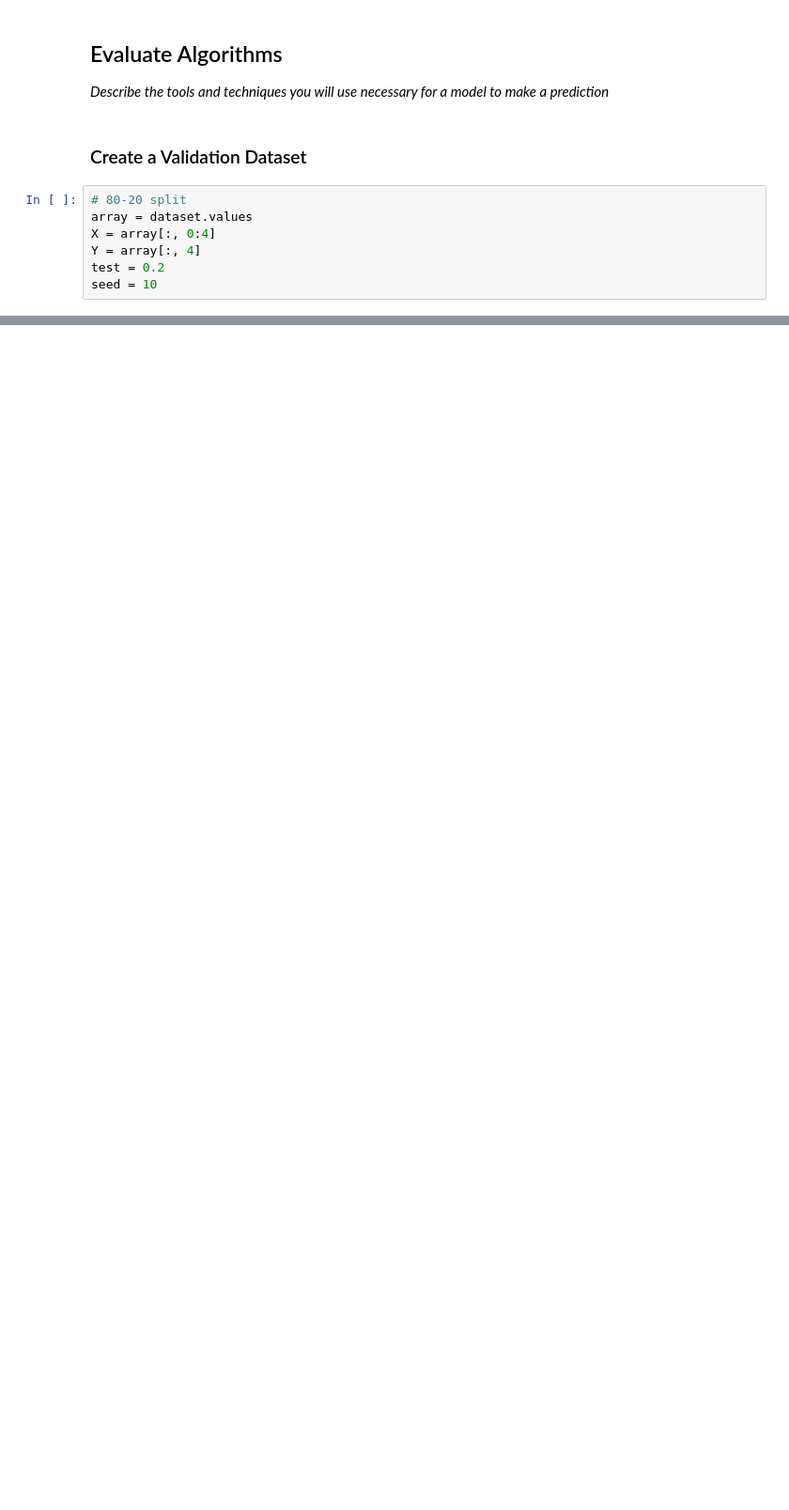
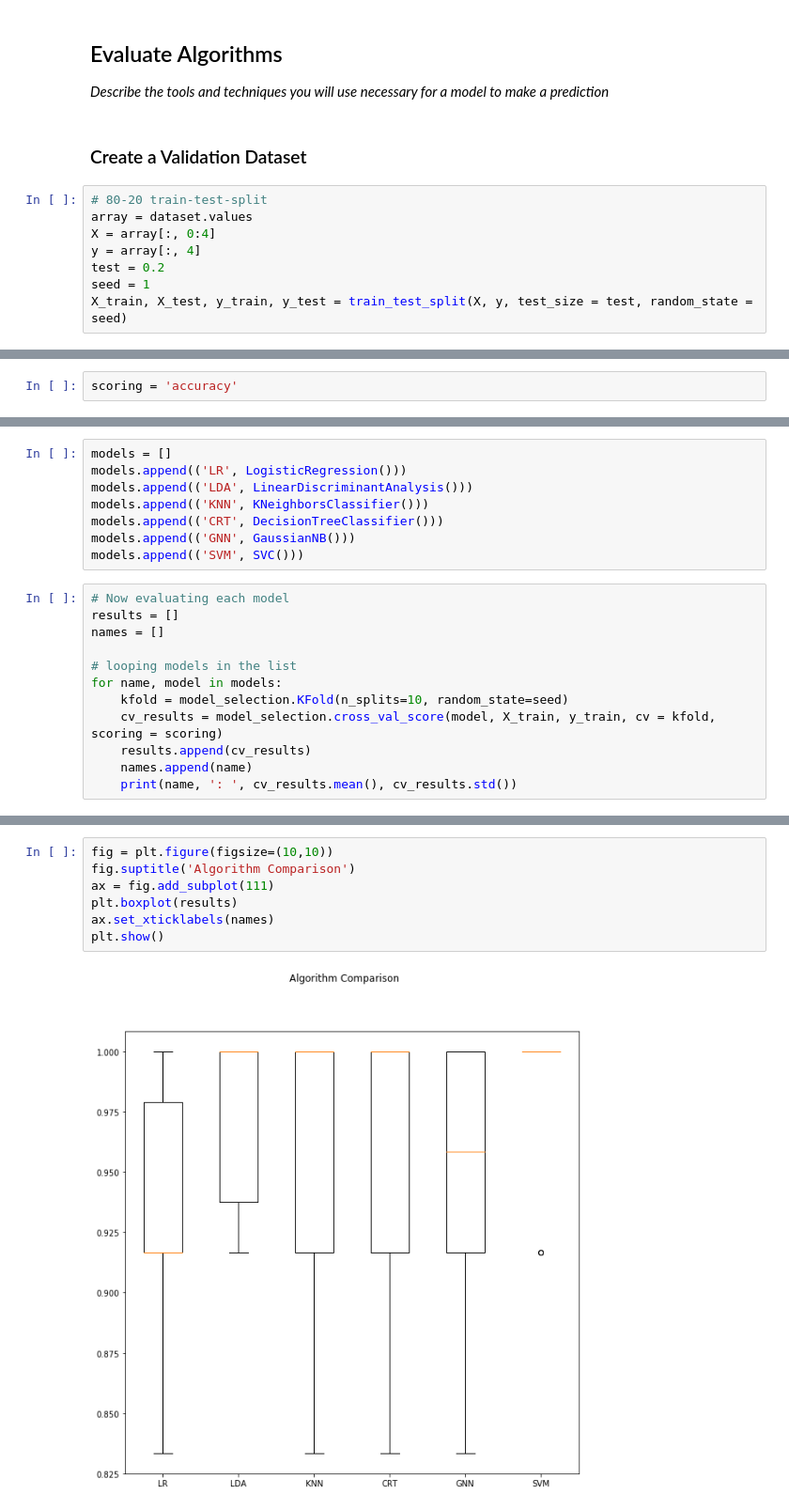
Before and after one commit to JuzerShakir/Iris_Flower, a Jupyter notebook: result.ipynb, the cells around one changed output, grey strips where cells are left out. Shown: that part at 94% size. Cells and saved outputs as stored; diff of their text form; blank space fills up the shorter version.

```diff
--- a/result.ipynb
+++ b/result.ipynb
@@ -155,9 +156,10 @@ _Describe the tools and techniques you will use necessary for a model to make a
 # %% [markdown]
 ### Create a Validation Dataset
 # %%
-# 80-20 split
+# 80-20 train-test-split
 array = dataset.values
 X = array[:, 0:4]
-Y = array[:, 4]
+y = array[:, 4]
 test = 0.2
-seed = 10
+seed = 1
+X_train, X_test, y_train, y_test = train_test_split(X, y, test_size = test, random_state = seed)
@@ -181,0 +166,2 @@ seed = 10
+# %%
+scoring = 'accuracy'
@@ -181,0 +182,20 @@ seed = 10
+# %%
+models = []
+models.append(('LR', LogisticRegression()))
+models.append(('LDA', LinearDiscriminantAnalysis()))
+models.append(('KNN', KNeighborsClassifier()))
+models.append(('CRT', DecisionTreeClassifier()))
+models.append(('GNN', GaussianNB()))
+models.append(('SVM', SVC()))
+# %%
+# Now evaluating each model
+results = []
+names = []
+
+# looping models in the list
+for name, model in models:
+    kfold = model_selection.KFold(n_splits=10, random_state=seed)
+    cv_results = model_selection.cross_val_score(model, X_train, y_train, cv = kfold, scoring = scoring)
+    results.append(cv_results)
+    names.append(name)
+    print(name, ': ', cv_results.mean(), cv_results.std())
@@ -181,0 +211,9 @@ seed = 10
+# %%
+fig = plt.figure(figsize=(10,10))
+fig.suptitle('Algorithm Comparison')
+ax = fig.add_subplot(111)
+plt.boxplot(results)
+ax.set_xticklabels(names)
+plt.show()
+# %% [output]
+[figure, added]
```
Also changed, not shown: parts of 10 cells of this notebook.
